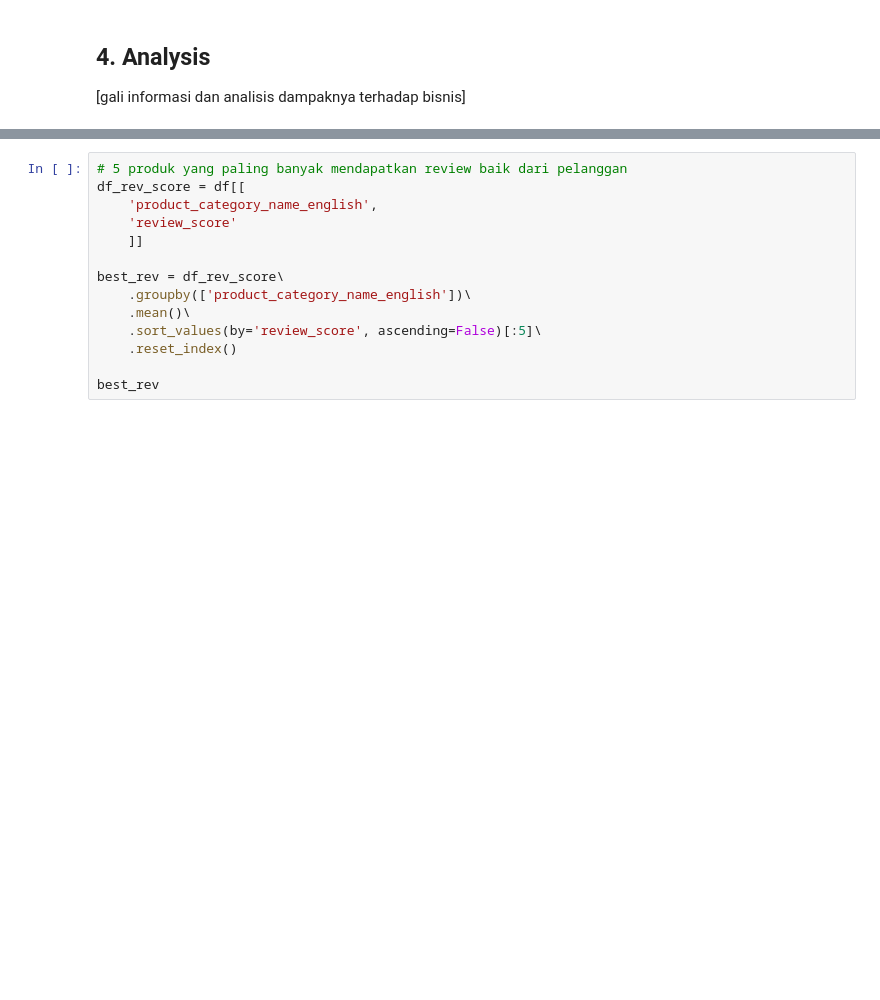
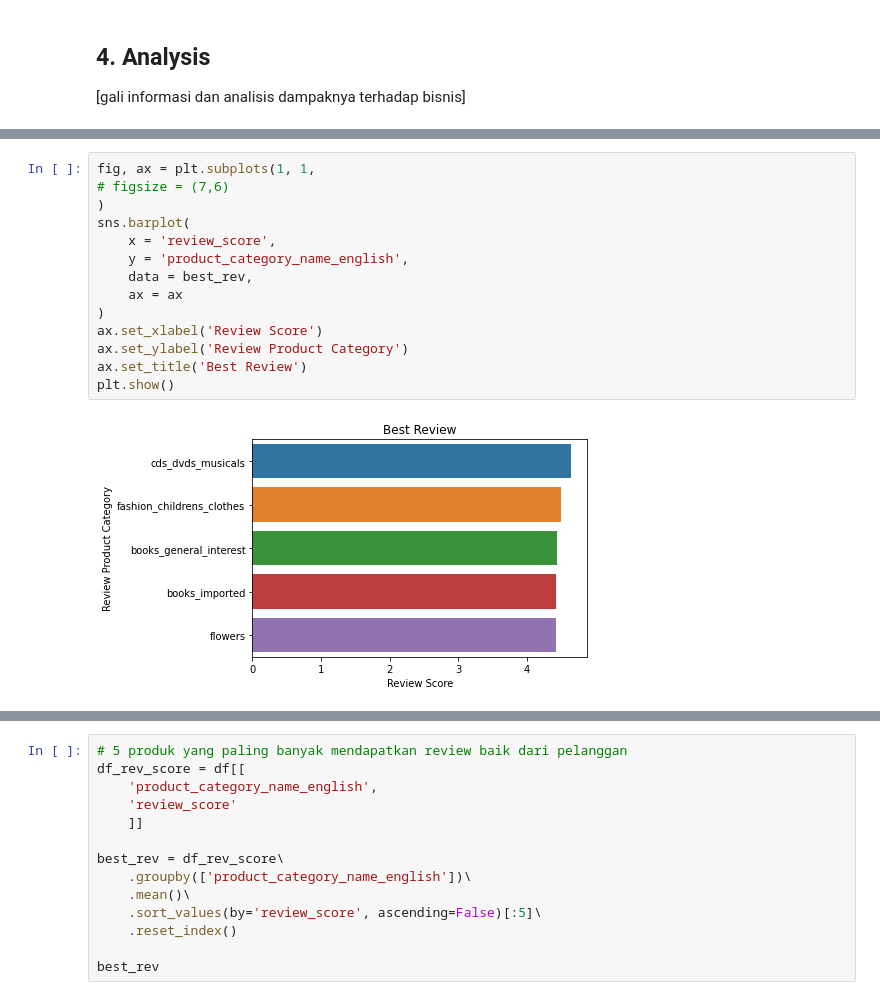
Before and after one commit to rahmanazizf/data-wrangling-pacmann, a Jupyter notebook: olist_analysis.ipynb, the cells around one changed output, grey strips where cells are left out. Drawn from its saved outputs; the diff is of its cells as text; blank space fills up the shorter version.

```diff
--- a/olist_analysis.ipynb
+++ b/olist_analysis.ipynb
@@ -235,0 +306,16 @@ plt.show()
+# %%
+fig, ax = plt.subplots(1, 1,
+# figsize = (7,6)
+)
+sns.barplot(
+    x = 'review_score',
+    y = 'product_category_name_english',
+    data = best_rev,
+    ax = ax
+)
+ax.set_xlabel('Review Score')
+ax.set_ylabel('Review Product Category')
+ax.set_title('Best Review')
+plt.show()
+# %% [output]
+[figure, added]
```
Also changed, not shown: parts of 24 cells of this notebook.
